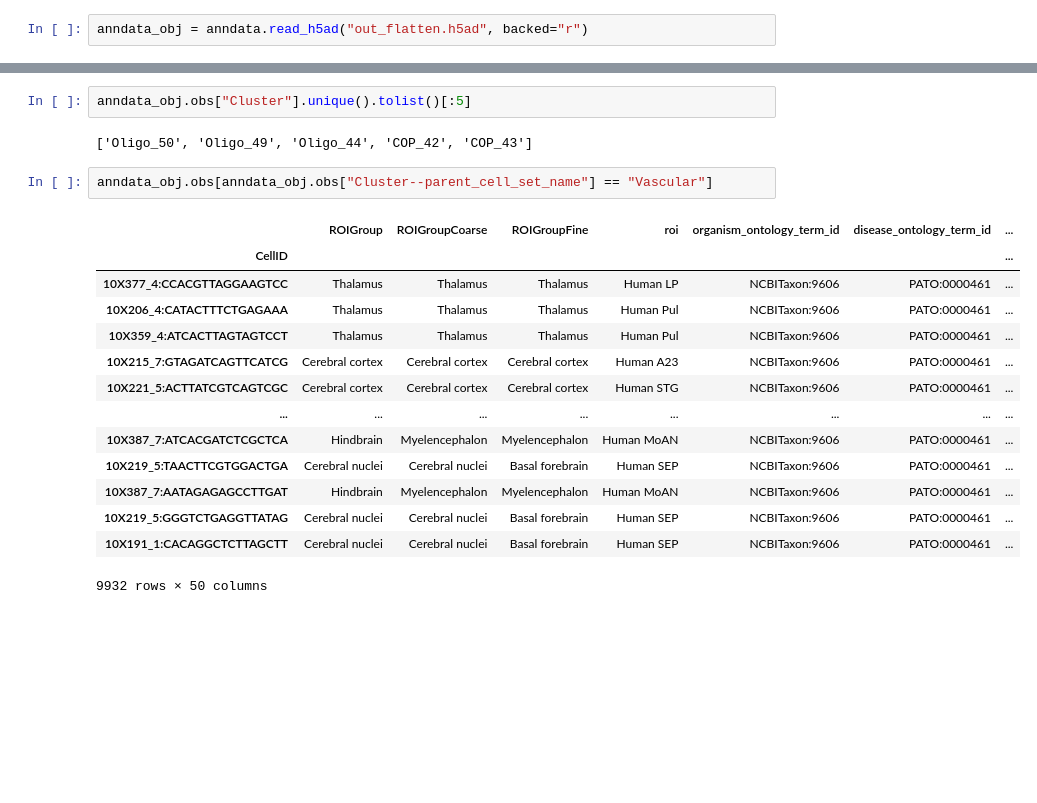
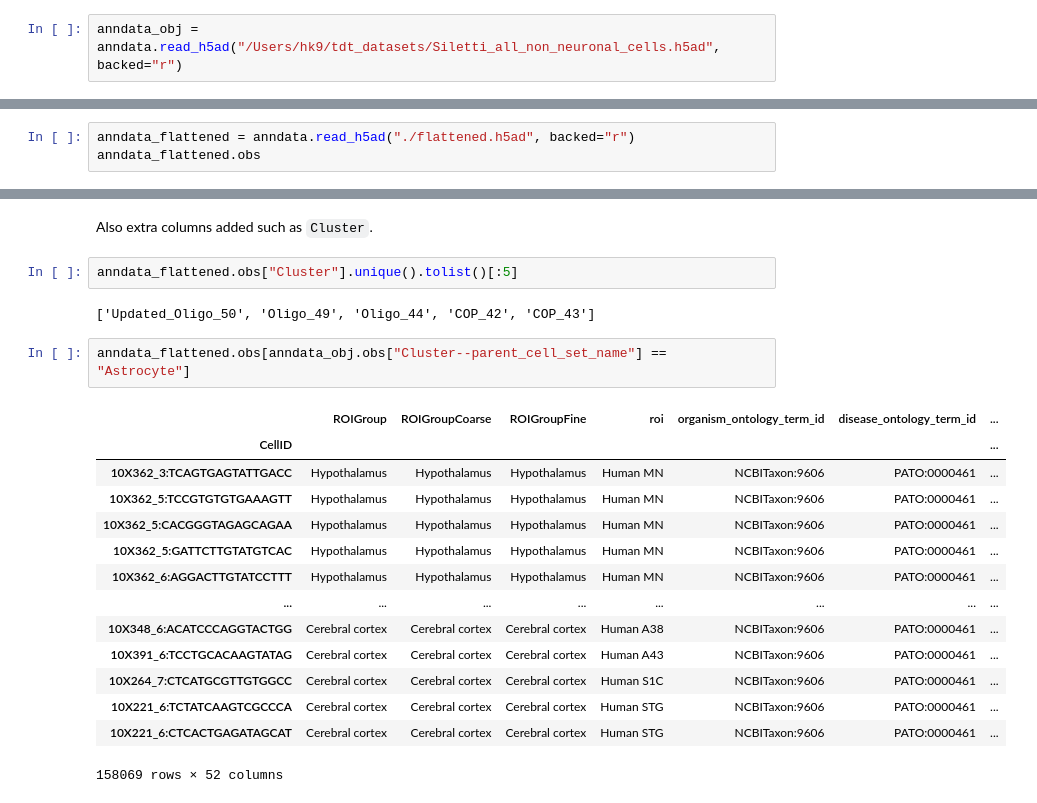
Before and after one commit to cellannotation/cas-tools, a Jupyter notebook: notebooks/test_flatten.ipynb, the cells around one changed output, grey strips where cells are left out. Drawn from its saved outputs; the diff is of its cells as text; blank space fills up the shorter version.

Commit message:
flattening notebook updated

```diff
--- a/notebooks/test_flatten.ipynb
+++ b/notebooks/test_flatten.ipynb
@@ -4,5 +35,5 @@ import pandas as pd
 # %%
-anndata_obj = anndata.read_h5ad("out_flatten.h5ad", backed="r")
+anndata_obj = anndata.read_h5ad("/Users/hk9/tdt_datasets/Siletti_all_non_neuronal_cells.h5ad", backed="r")
 # %%
 pd.set_option('display.max_columns', None)
 anndata_obj.obs
@@ -23,0 +96,3 @@ anndata_obj.obs
+# %%
+anndata_flattened = anndata.read_h5ad("./flattened.h5ad", backed="r")
+anndata_flattened.obs
@@ -24,21 +114,23 @@ anndata_obj.obs
+# %% [markdown]
+Also extra columns added such as `Cluster`.
 # %%
-anndata_obj.obs["Cluster"].unique().tolist()[:5]
+anndata_flattened.obs["Cluster"].unique().tolist()[:5]
 # %% [output]
-['Oligo_50', 'Oligo_49', 'Oligo_44', 'COP_42', 'COP_43']
+['Updated_Oligo_50', 'Oligo_49', 'Oligo_44', 'COP_42', 'COP_43']
 # %%
-anndata_obj.obs[anndata_obj.obs["Cluster--parent_cell_set_name"] == "Vascular"]
+anndata_flattened.obs[anndata_obj.obs["Cluster--parent_cell_set_name"] == "Astrocyte"]
 # %% [output]
 |  | ROIGroup | ROIGroupCoarse | ROIGroupFine | roi | organism_ontology_term_id | disease_ontology_term_id | ... |
 | CellID |  |  |  |  |  |  | ... |
-| 10X377_4:CCACGTTAGGAAGTCC | Thalamus | Thalamus | Thalamus | Human LP | NCBITaxon:9606 | PATO:0000461 | ... |
-| 10X206_4:CATACTTTCTGAGAAA | Thalamus | Thalamus | Thalamus | Human Pul | NCBITaxon:9606 | PATO:0000461 | ... |
-| 10X359_4:ATCACTTAGTAGTCCT | Thalamus | Thalamus | Thalamus | Human Pul | NCBITaxon:9606 | PATO:0000461 | ... |
-| 10X215_7:GTAGATCAGTTCATCG | Cerebral cortex | Cerebral cortex | Cerebral cortex | Human A23 | NCBITaxon:9606 | PATO:0000461 | ... |
-| 10X221_5:ACTTATCGTCAGTCGC | Cerebral cortex | Cerebral cortex | Cerebral cortex | Human STG | NCBITaxon:9606 | PATO:0000461 | ... |
+| 10X362_3:TCAGTGAGTATTGACC | Hypothalamus | Hypothalamus | Hypothalamus | Human MN | NCBITaxon:9606 | PATO:0000461 | ... |
+| 10X362_5:TCCGTGTGTGAAAGTT | Hypothalamus | Hypothalamus | Hypothalamus | Human MN | NCBITaxon:9606 | PATO:0000461 | ... |
+| 10X362_5:CACGGGTAGAGCAGAA | Hypothalamus | Hypothalamus | Hypothalamus | Human MN | NCBITaxon:9606 | PATO:0000461 | ... |
+| 10X362_5:GATTCTTGTATGTCAC | Hypothalamus | Hypothalamus | Hypothalamus | Human MN | NCBITaxon:9606 | PATO:0000461 | ... |
+| 10X362_6:AGGACTTGTATCCTTT | Hypothalamus | Hypothalamus | Hypothalamus | Human MN | NCBITaxon:9606 | PATO:0000461 | ... |
 | ... | ... | ... | ... | ... | ... | ... | ... |
-| 10X387_7:ATCACGATCTCGCTCA | Hindbrain | Myelencephalon | Myelencephalon | Human MoAN | NCBITaxon:9606 | PATO:0000461 | ... |
-| 10X219_5:TAACTTCGTGGACTGA | Cerebral nuclei | Cerebral nuclei | Basal forebrain | Human SEP | NCBITaxon:9606 | PATO:0000461 | ... |
-| 10X387_7:AATAGAGAGCCTTGAT | Hindbrain | Myelencephalon | Myelencephalon | Human MoAN | NCBITaxon:9606 | PATO:0000461 | ... |
-| 10X219_5:GGGTCTGAGGTTATAG | Cerebral nuclei | Cerebral nuclei | Basal forebrain | Human SEP | NCBITaxon:9606 | PATO:0000461 | ... |
-| 10X191_1:CACAGGCTCTTAGCTT | Cerebral nuclei | Cerebral nuclei | Basal forebrain | Human SEP | NCBITaxon:9606 | PATO:0000461 | ... |
+| 10X348_6:ACATCCCAGGTACTGG | Cerebral cortex | Cerebral cortex | Cerebral cortex | Human A38 | NCBITaxon:9606 | PATO:0000461 | ... |
+| 10X391_6:TCCTGCACAAGTATAG | Cerebral cortex | Cerebral cortex | Cerebral cortex | Human A43 | NCBITaxon:9606 | PATO:0000461 | ... |
+| 10X264_7:CTCATGCGTTGTGGCC | Cerebral cortex | Cerebral cortex | Cerebral cortex | Human S1C | NCBITaxon:9606 | PATO:0000461 | ... |
+| 10X221_6:TCTATCAAGTCGCCCA | Cerebral cortex | Cerebral cortex | Cerebral cortex | Human STG | NCBITaxon:9606 | PATO:0000461 | ... |
+| 10X221_6:CTCACTGAGATAGCAT | Cerebral cortex | Cerebral cortex | Cerebral cortex | Human STG | NCBITaxon:9606 | PATO:0000461 | ... |
-9932 rows × 50 columns
+158069 rows × 52 columns
```
Also changed, not shown: parts of 15 cells of this notebook, 3 other files.
